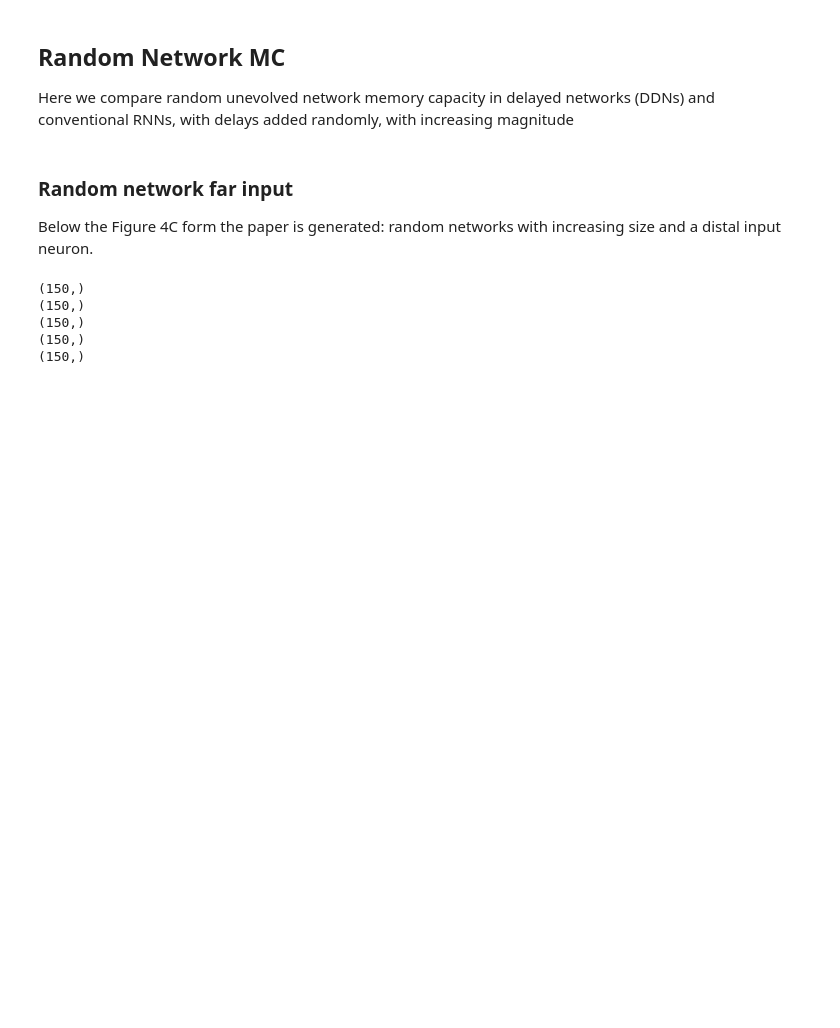
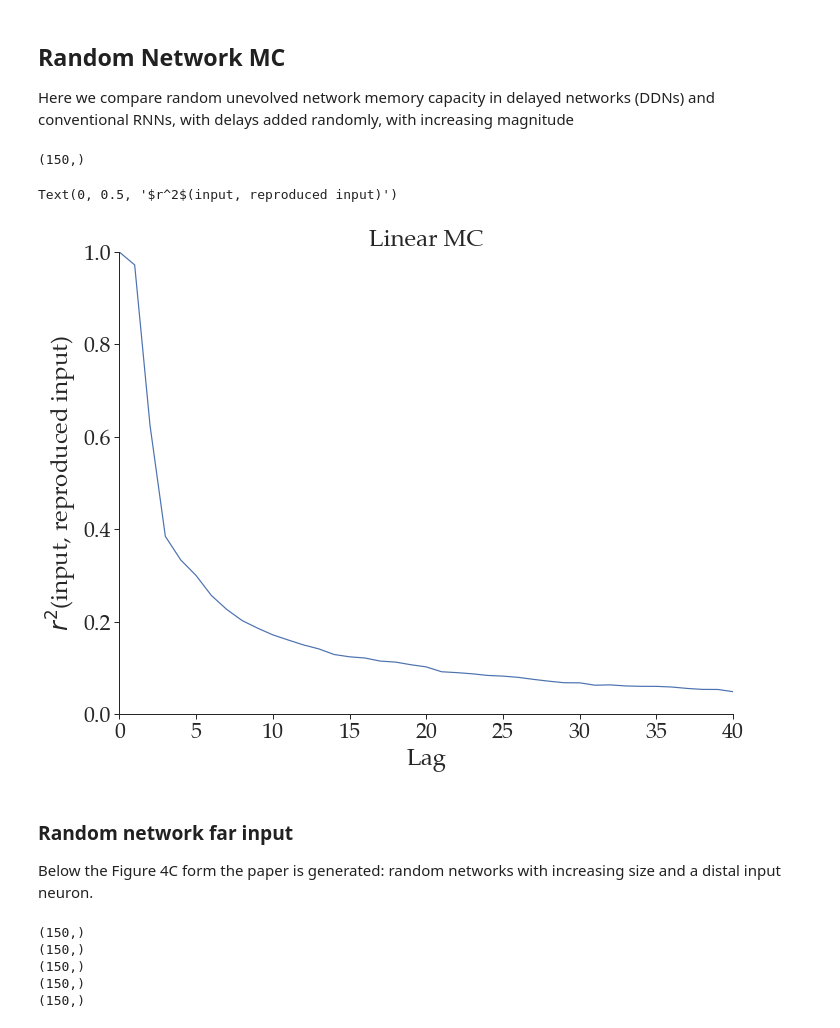
Before and after one commit to StefanIacob/DDN-public, a Jupyter notebook: analysis.ipynb, the cells around one changed output. Drawn from its saved outputs; the diff is of its cells as text; code cells hidden in the pictures; blank space fills up the shorter version.

```diff
--- a/analysis.ipynb
+++ b/analysis.ipynb
@@ -201,6 +222,36 @@ filename = "mc_random_delays/evolved_BL_delays_added.p"
 with open(filename, 'rb') as file:
     mc_added_delays_near = pkl.load(file)
 mc_added_delays_near[0] = mc_added_delays_far[0]
+# %%
+import seaborn as sns
+custom_params = {"axes.spines.right": False, "axes.spines.top": False}
+sns.set_theme(style="ticks", font='Palatino Linotype', font_scale=2.5, palette='deep', context='paper', rc=custom_params)
+plt.figure(figsize=(11,8.5))
+total_mc = []
+
+for mc in mc_added_delays_far[:1]:
+    mc = np.array(mc)**2
+    mc[0] = 1
+    print(mc.shape)
+    plt.plot(mc)
+    total_mc.append(round(np.sum(mc), 2))
+
+plt.title("Linear MC")
+plt.ylim(0, 1)
+plt.xlim(0, 40)
+# plt.legend([
+#     'No delay, MC = ' + str(total_mc[0]),
+#     'Max delay = 25, MC = ' + str(total_mc[1]),
+#     'Max delay = 50, MC = ' + str(total_mc[2]),
+#     'Max delay = 75, MC = ' + str(total_mc[3]),
+#     'Max delay = 100, MC = ' + str(total_mc[4]),
+# ], fontsize = 16)
+plt.xlabel("Lag")
+plt.ylabel(r"$r^2$(input, reproduced input)")
+# %% [output]
+(150,)
+Text(0, 0.5, '$r^2$(input, reproduced input)')
+[figure, added]
 # %% [markdown]
 ### Random network far input
 Below the Figure 4C form the paper is generated: random networks with increasing size and a distal input neuron.
```
Also changed, not shown: parts of 4 cells of this notebook, 2 other files.
